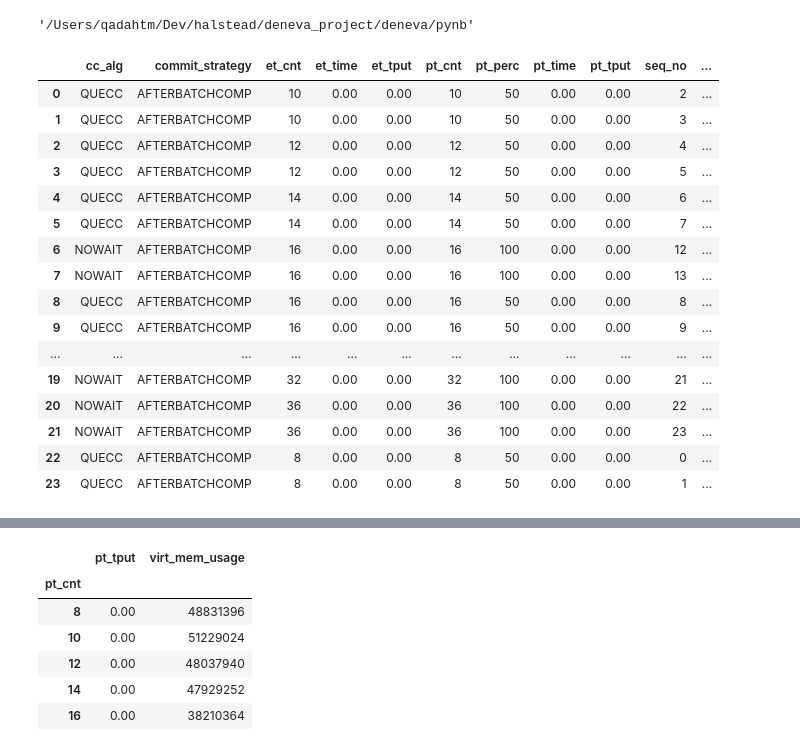
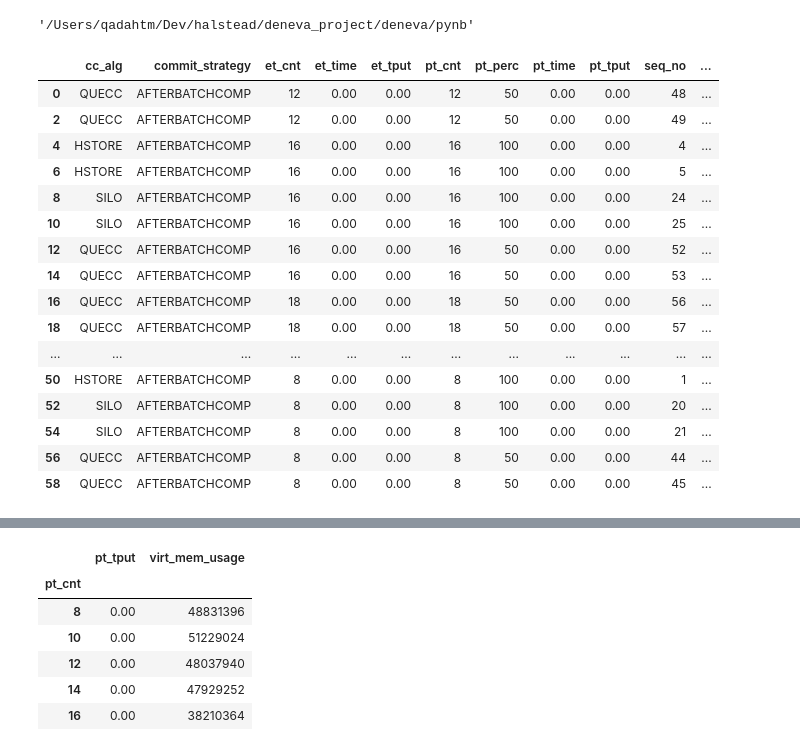
Before and after one commit to qadahtm/deneva, a Jupyter notebook: pynb/QueCC.ipynb, the cells around one changed output, grey strips where cells are left out. Saved outputs shown, nothing was run; the diff lists cells and outputs as text; code cells hidden in the pictures.

```diff
--- a/pynb/QueCC.ipynb
+++ b/pynb/QueCC.ipynb
@@ -350,6 +384,10 @@ directory = "/Users/qadahtm/Dev/halstead/deneva_project/deneva/exp_results/norma
 
 directory = "/Users/qadahtm/Dev/halstead/deneva_project/deneva/exp_results/normal_mode_withdb_simple_eagersplit_quecc_nowait_zt9"
 
+directory = "/Users/qadahtm/Dev/halstead/deneva_project/deneva/exp_results/normal_mode_withdb_simple_eagersplit_zt0"
+
+directory = "/Users/qadahtm/Dev/halstead/deneva_project/deneva/exp_results/normal_mode_withdb_simple_eagersplit_zt0_zt6_zt9"
+
 resFiles = os.listdir(directory)
 # print(resFiles)
 cc_alg_map = {'nowait':1, 'quecc':13}
@@ -452,50 +490,50 @@ for fname in resFiles:
 
         data['virt_mem_usage'].append(int(e_data['virt_mem_usage']))
         data['pt_perc'].append(pt_perc)
         data['pt_cnt'].append(pt_cnt)
         data['pt_time'].append(float(e_data['pt_time']))
         data['pt_tput'].append(float(e_data['pt_tput']))
         data['et_cnt'].append(et_cnt)
         data['et_time'].append(float(e_data['et_time']))
         data['et_tput'].append(float(e_data['et_tput']))
         data['trial_no'].append(int(trial_num))
         data['seq_no'].append(int(seq_num))
         data['zipf_theta'].append('{:.1f}'.format(float(e_data['g_zipf_theta'])))
 
 # print(data)
 df = pd.DataFrame(data)
 # group_theta = df.groupby('zipf_theta')
 # df = df[df.worker_cnt!=56]
 # df = df[df.worker_cnt>24]
 # df = df[df.cc_alg == 'QUECC']
-# df = df[df.zipf_theta != '0.9']
+df = df[df.zipf_theta == '0.9']
 # df = df[df.zipf_theta == '0.0']
 # df = df[df.zipf_theta == '0.6']
 # df = df[df.commit_strategy != 'IMMEDIATE']
 # df = df[df.et_tput != 0]
 # df = df[df.pt_perc == 50]
 # df = df[df.pt_perc != 25]
 # df = df[df.pt_perc == 100]
 # df = df[df.worker_cnt !=8]
 df
 # %% [output]
 |  | cc_alg | commit_strategy | et_cnt | et_time | et_tput | pt_cnt | pt_perc | pt_time | pt_tput | seq_no | ... |
-| 0 | QUECC | AFTERBATCHCOMP | 10 | 0.00 | 0.00 | 10 | 50 | 0.00 | 0.00 | 2 | ... |
-| 1 | QUECC | AFTERBATCHCOMP | 10 | 0.00 | 0.00 | 10 | 50 | 0.00 | 0.00 | 3 | ... |
-| 2 | QUECC | AFTERBATCHCOMP | 12 | 0.00 | 0.00 | 12 | 50 | 0.00 | 0.00 | 4 | ... |
-| 3 | QUECC | AFTERBATCHCOMP | 12 | 0.00 | 0.00 | 12 | 50 | 0.00 | 0.00 | 5 | ... |
-| 4 | QUECC | AFTERBATCHCOMP | 14 | 0.00 | 0.00 | 14 | 50 | 0.00 | 0.00 | 6 | ... |
-| 5 | QUECC | AFTERBATCHCOMP | 14 | 0.00 | 0.00 | 14 | 50 | 0.00 | 0.00 | 7 | ... |
-| 6 | NOWAIT | AFTERBATCHCOMP | 16 | 0.00 | 0.00 | 16 | 100 | 0.00 | 0.00 | 12 | ... |
-| 7 | NOWAIT | AFTERBATCHCOMP | 16 | 0.00 | 0.00 | 16 | 100 | 0.00 | 0.00 | 13 | ... |
-| 8 | QUECC | AFTERBATCHCOMP | 16 | 0.00 | 0.00 | 16 | 50 | 0.00 | 0.00 | 8 | ... |
-| 9 | QUECC | AFTERBATCHCOMP | 16 | 0.00 | 0.00 | 16 | 50 | 0.00 | 0.00 | 9 | ... |
+| 0 | QUECC | AFTERBATCHCOMP | 12 | 0.00 | 0.00 | 12 | 50 | 0.00 | 0.00 | 48 | ... |
+| 2 | QUECC | AFTERBATCHCOMP | 12 | 0.00 | 0.00 | 12 | 50 | 0.00 | 0.00 | 49 | ... |
+| 4 | HSTORE | AFTERBATCHCOMP | 16 | 0.00 | 0.00 | 16 | 100 | 0.00 | 0.00 | 4 | ... |
+| 6 | HSTORE | AFTERBATCHCOMP | 16 | 0.00 | 0.00 | 16 | 100 | 0.00 | 0.00 | 5 | ... |
+| 8 | SILO | AFTERBATCHCOMP | 16 | 0.00 | 0.00 | 16 | 100 | 0.00 | 0.00 | 24 | ... |
+| 10 | SILO | AFTERBATCHCOMP | 16 | 0.00 | 0.00 | 16 | 100 | 0.00 | 0.00 | 25 | ... |
+| 12 | QUECC | AFTERBATCHCOMP | 16 | 0.00 | 0.00 | 16 | 50 | 0.00 | 0.00 | 52 | ... |
+| 14 | QUECC | AFTERBATCHCOMP | 16 | 0.00 | 0.00 | 16 | 50 | 0.00 | 0.00 | 53 | ... |
+| 16 | QUECC | AFTERBATCHCOMP | 18 | 0.00 | 0.00 | 18 | 50 | 0.00 | 0.00 | 56 | ... |
+| 18 | QUECC | AFTERBATCHCOMP | 18 | 0.00 | 0.00 | 18 | 50 | 0.00 | 0.00 | 57 | ... |
 | ... | ... | ... | ... | ... | ... | ... | ... | ... | ... | ... | ... |
-| 19 | NOWAIT | AFTERBATCHCOMP | 32 | 0.00 | 0.00 | 32 | 100 | 0.00 | 0.00 | 21 | ... |
-| 20 | NOWAIT | AFTERBATCHCOMP | 36 | 0.00 | 0.00 | 36 | 100 | 0.00 | 0.00 | 22 | ... |
-| 21 | NOWAIT | AFTERBATCHCOMP | 36 | 0.00 | 0.00 | 36 | 100 | 0.00 | 0.00 | 23 | ... |
-| 22 | QUECC | AFTERBATCHCOMP | 8 | 0.00 | 0.00 | 8 | 50 | 0.00 | 0.00 | 0 | ... |
-| 23 | QUECC | AFTERBATCHCOMP | 8 | 0.00 | 0.00 | 8 | 50 | 0.00 | 0.00 | 1 | ... |
+| 50 | HSTORE | AFTERBATCHCOMP | 8 | 0.00 | 0.00 | 8 | 100 | 0.00 | 0.00 | 1 | ... |
+| 52 | SILO | AFTERBATCHCOMP | 8 | 0.00 | 0.00 | 8 | 100 | 0.00 | 0.00 | 20 | ... |
+| 54 | SILO | AFTERBATCHCOMP | 8 | 0.00 | 0.00 | 8 | 100 | 0.00 | 0.00 | 21 | ... |
+| 56 | QUECC | AFTERBATCHCOMP | 8 | 0.00 | 0.00 | 8 | 50 | 0.00 | 0.00 | 44 | ... |
+| 58 | QUECC | AFTERBATCHCOMP | 8 | 0.00 | 0.00 | 8 | 50 | 0.00 | 0.00 | 45 | ... |
 # %%
 # grouped = df.groupby(['cc_alg','zipf_theta', 'worker_cnt', 'pt_perc','commit_strategy', 'pt_cnt', 'et_cnt']).tput.agg(['count', 'min', 'max', 'mean'])
 pd.options.display.float_format = '{:,.2f}'.format
```
Also changed, not shown: parts of 4 cells of this notebook, 5 other files.
